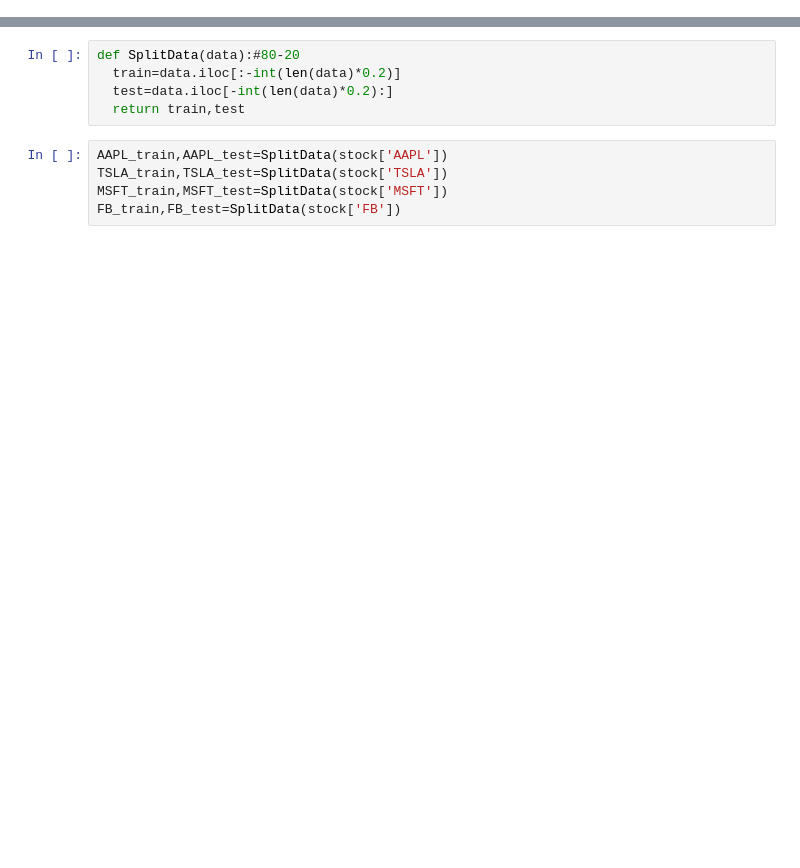
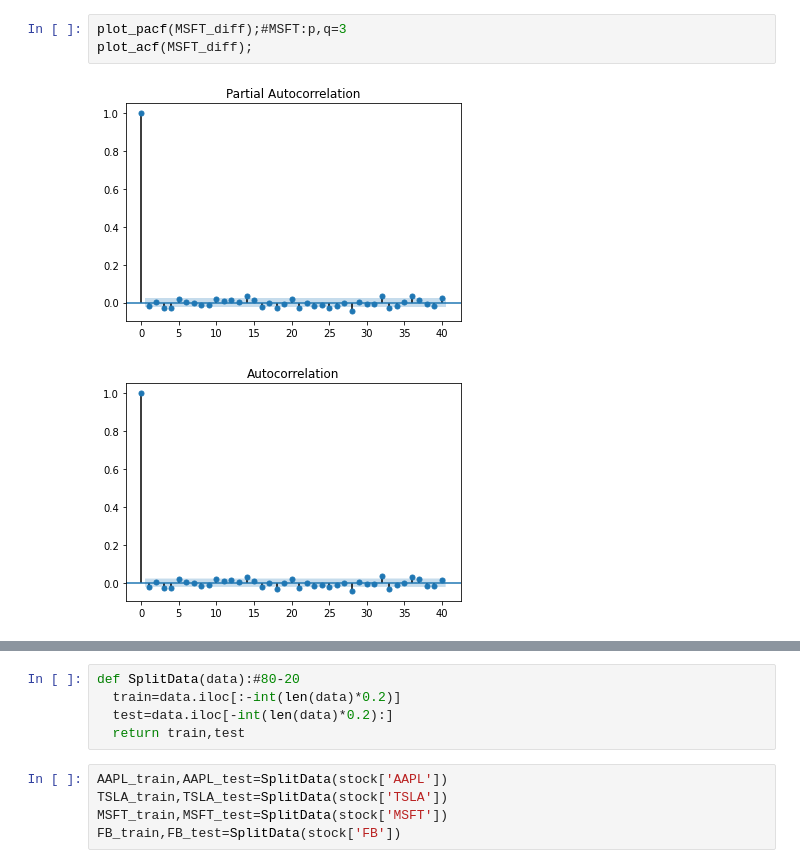
Before and after one commit to DaiVo20/Stock-Price-Prediction, a Jupyter notebook: ARIMA.ipynb, the cells around one changed output, grey strips where cells are left out. Saved outputs shown, nothing was run; the diff lists cells and outputs as text; blank space fills up the shorter version.

```diff
--- a/ARIMA.ipynb
+++ b/ARIMA.ipynb
@@ -99,0 +85,6 @@ Total fit time: 20.934 seconds
+# %%
+plot_pacf(MSFT_diff);#MSFT:p,q=3
+plot_acf(MSFT_diff);
+# %% [output]
+[figure, added]
+[figure, added]
```
Also changed, not shown: parts of 41 cells of this notebook.
